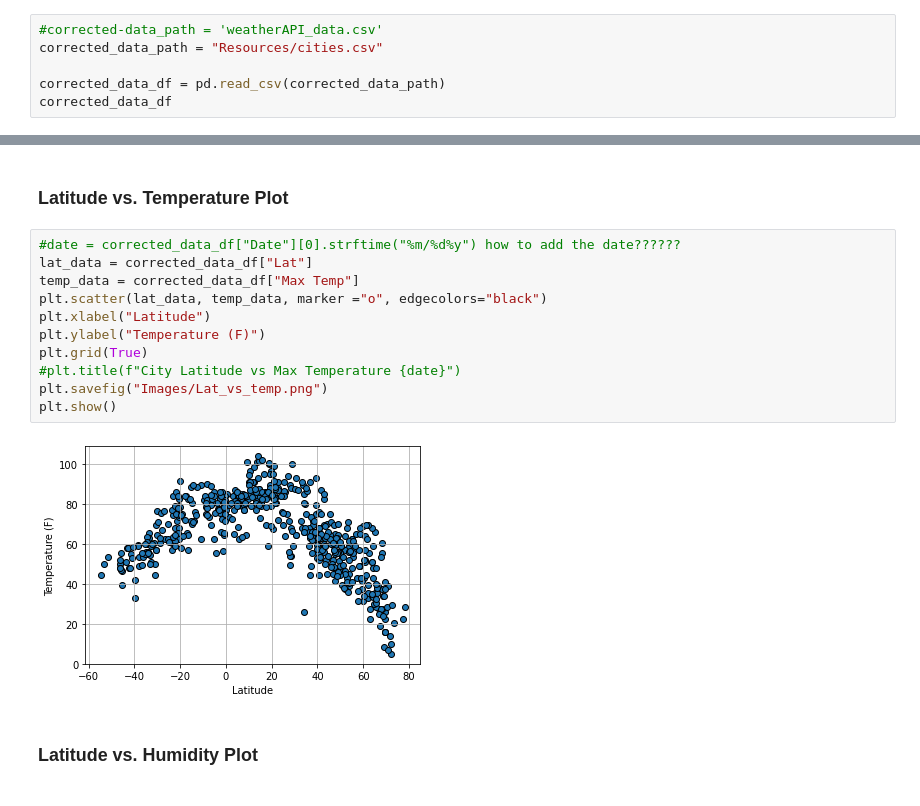
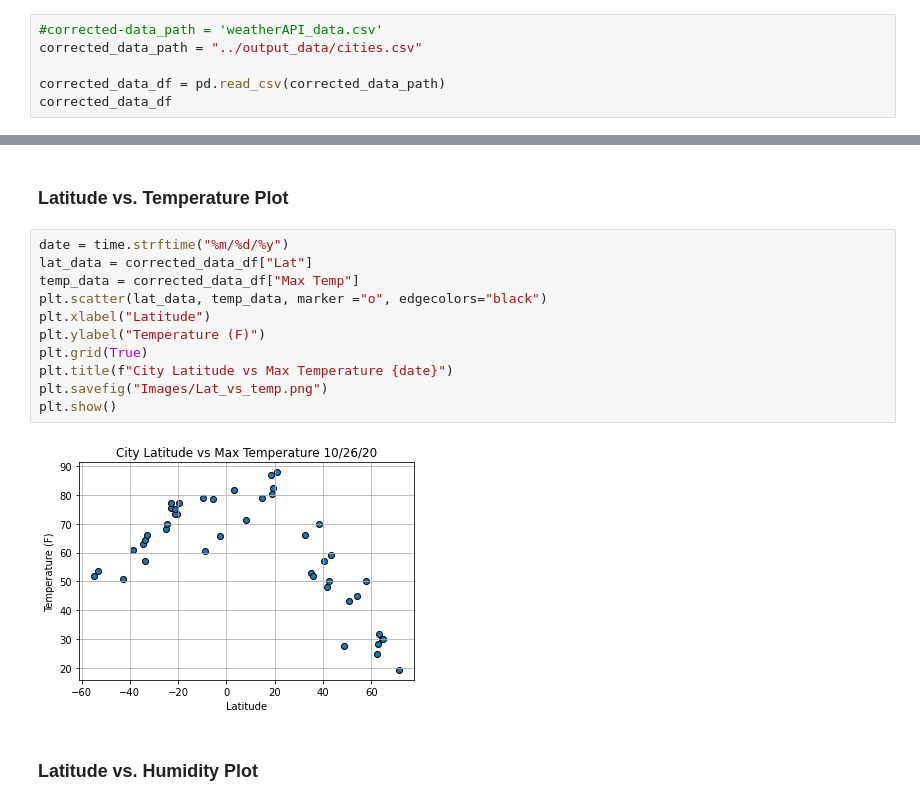
Before and after one commit to MersedehSP/Python_API_Challenge, a Jupyter notebook: starter_code/WeatherPy2.ipynb, the cells around one changed output, grey strips where cells are left out. Saved outputs shown, nothing was run; the diff lists cells and outputs as text.

```diff
--- a/starter_code/WeatherPy2.ipynb
+++ b/starter_code/WeatherPy2.ipynb
@@ -164,6 +178,6 @@ AttributeError: '_io.TextIOWrapper' object has no attribute 'to_csv'
 # %%
 #corrected-data_path = 'weatherAPI_data.csv'
-corrected_data_path = "Resources/cities.csv"
+corrected_data_path = "../output_data/cities.csv"
 
 corrected_data_df = pd.read_csv(corrected_data_path)
 corrected_data_df
@@ -188,18 +206,18 @@ corrected_data_df
 # %% [markdown]
 ### Latitude vs. Temperature Plot
 # %%
-#date = corrected_data_df["Date"][0].strftime("%m/%d%y") how to add the date??????
+date = time.strftime("%m/%d/%y")
 lat_data = corrected_data_df["Lat"]
 temp_data = corrected_data_df["Max Temp"]
 plt.scatter(lat_data, temp_data, marker ="o", edgecolors="black")
 plt.xlabel("Latitude")
 plt.ylabel("Temperature (F)")
 plt.grid(True)
-#plt.title(f"City Latitude vs Max Temperature {date}")
+plt.title(f"City Latitude vs Max Temperature {date}")
 plt.savefig("Images/Lat_vs_temp.png")
 plt.show()
 # %% [output]
-[figure, old version]
+[figure, new version]
 # %% [markdown]
 ### Latitude vs. Humidity Plot
 # %%
```
Also changed, not shown: parts of 17 cells of this notebook, 8 other files.
